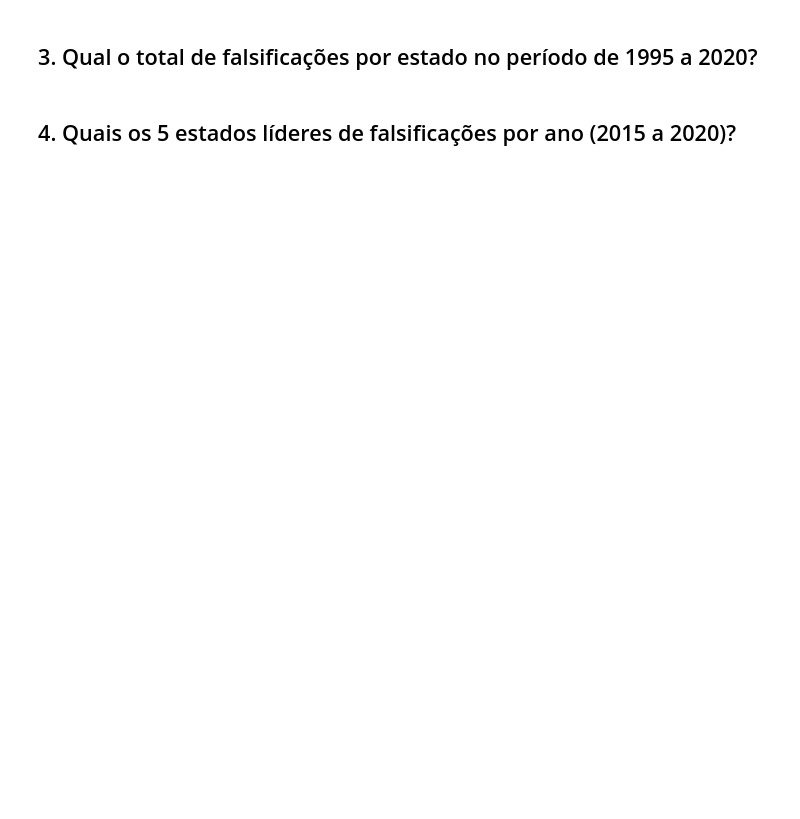
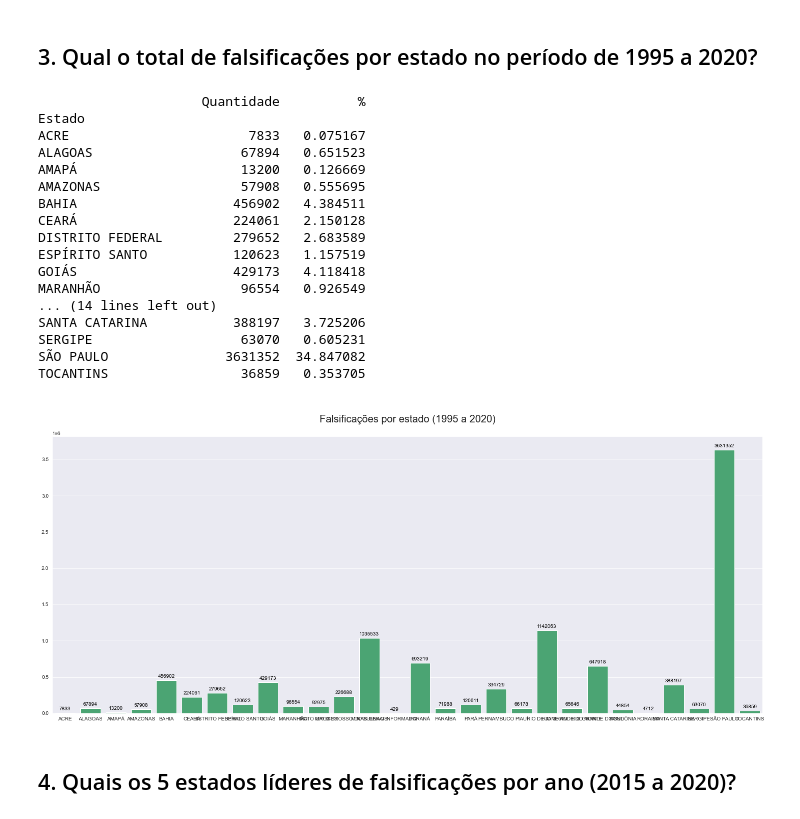
Before and after one commit to emso-exe/Falsificacao_de_cedulas_banco_central_do_brasil, a Jupyter notebook: analise_de_dados.ipynb, the cells around one changed output. Drawn from its saved outputs; the diff is of its cells as text; code cells hidden in the pictures; blank space fills up the shorter version.

```diff
--- a/analise_de_dados.ipynb
+++ b/analise_de_dados.ipynb
@@ -272,4 +280,48 @@ Ano  Denominação
 # %% [markdown]
 ## 3. Qual o total de falsificações por estado no período de 1995 a 2020?
+# %%
+df_temp = df.groupby(['Estado'])['Quantidade'].sum()
+df_estado_quantidade = pd.DataFrame(df_temp)
+df_estado_quantidade['%'] = df_estado_quantidade['Quantidade'] / df_estado_quantidade['Quantidade'].sum() * 100
+
+print(df_estado_quantidade)
+
+plt.figure(figsize=(25, 10))
+plot = sns.barplot(x=df_estado_quantidade.index,
+                   y=df_estado_quantidade['Quantidade'],
+                   orient='v',
+                   palette=['mediumseagreen'])
+for i in plot.patches:
+    plot.annotate(format(i.get_height(), '.0f'),
+                  (i.get_x() + i.get_width() / 2, i.get_height()),
+                  ha='center',
+                  va='baseline',
+                  fontsize=10,
+                  color='black',
+                  xytext=(0, 5),
+                  textcoords='offset points')
+plt.xlabel('')
+plt.ylabel('')
+plt.title('\nFalsificações por estado (1995 a 2020)\n', fontsize=20)
+plt.show(plot)
+# %% [output]
+                     Quantidade          %
+Estado
+ACRE                       7833   0.075167
+ALAGOAS                   67894   0.651523
+AMAPÁ                     13200   0.126669
+AMAZONAS                  57908   0.555695
+BAHIA                    456902   4.384511
+CEARÁ                    224061   2.150128
+DISTRITO FEDERAL         279652   2.683589
+ESPÍRITO SANTO           120623   1.157519
+GOIÁS                    429173   4.118418
+MARANHÃO                  96554   0.926549
+... (14 lines left out)
+SANTA CATARINA           388197   3.725206
+SERGIPE                   63070   0.605231
+SÃO PAULO               3631352  34.847082
+TOCANTINS                 36859   0.353705
+[figure, added]
 # %% [markdown]
 ## 4. Quais os 5 estados líderes de falsificações por ano (2015 a 2020)?
```
Also changed, not shown: parts of 5 cells of this notebook.
